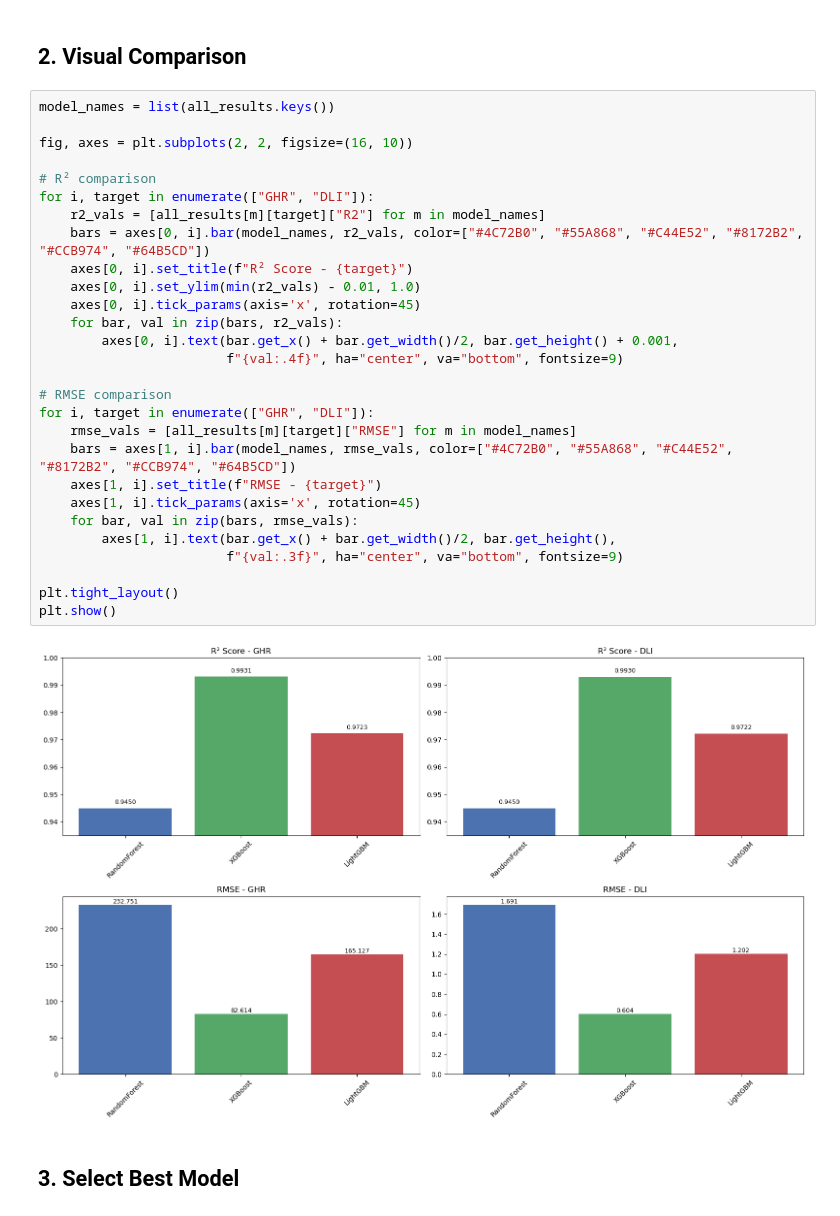
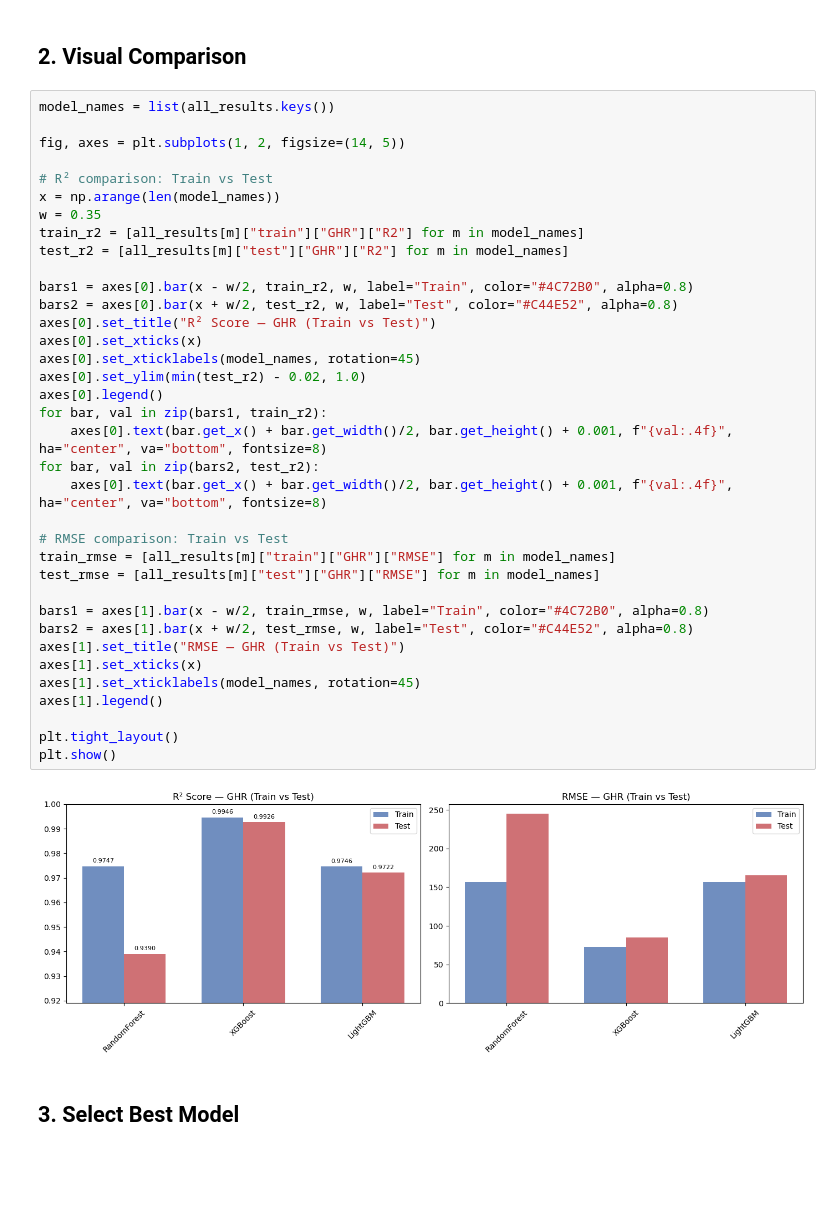
Before and after one commit to OmerFarukMerey/eCAADe2026-A-Serious-Game-Framework-for-Daylight-Driven-Indoor-Farming-Paper-Code, a Jupyter notebook: notebooks/train/03_comparison_and_export.ipynb, the cells around one changed output. Saved outputs shown, nothing was run; the diff lists cells and outputs as text; blank space fills up the shorter version.

```diff
--- a/notebooks/train/03_comparison_and_export.ipynb
+++ b/notebooks/train/03_comparison_and_export.ipynb
@@ -54,33 +63,41 @@ RandomForest    DLI   1.6908   0.8148 0.944959    18.62       1.4          16.41
 # %%
 model_names = list(all_results.keys())
 
-fig, axes = plt.subplots(2, 2, figsize=(16, 10))
+fig, axes = plt.subplots(1, 2, figsize=(14, 5))
 
-# R² comparison
-for i, target in enumerate(["GHR", "DLI"]):
-    r2_vals = [all_results[m][target]["R2"] for m in model_names]
-    bars = axes[0, i].bar(model_names, r2_vals, color=["#4C72B0", "#55A868", "#C44E52", "#8172B2", "#CCB974", "#64B5CD"])
-    axes[0, i].set_title(f"R² Score - {target}")
-    axes[0, i].set_ylim(min(r2_vals) - 0.01, 1.0)
-    axes[0, i].tick_params(axis='x', rotation=45)
-    for bar, val in zip(bars, r2_vals):
-        axes[0, i].text(bar.get_x() + bar.get_width()/2, bar.get_height() + 0.001,
-                        f"{val:.4f}", ha="center", va="bottom", fontsize=9)
+# R² comparison: Train vs Test
+x = np.arange(len(model_names))
+w = 0.35
+train_r2 = [all_results[m]["train"]["GHR"]["R2"] for m in model_names]
+test_r2 = [all_results[m]["test"]["GHR"]["R2"] for m in model_names]
 
-# RMSE comparison
-for i, target in enumerate(["GHR", "DLI"]):
-    rmse_vals = [all_results[m][target]["RMSE"] for m in model_names]
-    bars = axes[1, i].bar(model_names, rmse_vals, color=["#4C72B0", "#55A868", "#C44E52", "#8172B2", "#CCB974", "#64B5CD"])
-    axes[1, i].set_title(f"RMSE - {target}")
-    axes[1, i].tick_params(axis='x', rotation=45)
-    for bar, val in zip(bars, rmse_vals):
-        axes[1, i].text(bar.get_x() + bar.get_width()/2, bar.get_height(),
-                        f"{val:.3f}", ha="center", va="bottom", fontsize=9)
+bars1 = axes[0].bar(x - w/2, train_r2, w, label="Train", color="#4C72B0", alpha=0.8)
+bars2 = axes[0].bar(x + w/2, test_r2, w, label="Test", color="#C44E52", alpha=0.8)
+axes[0].set_title("R² Score — GHR (Train vs Test)")
+axes[0].set_xticks(x)
+axes[0].set_xticklabels(model_names, rotation=45)
+axes[0].set_ylim(min(test_r2) - 0.02, 1.0)
+axes[0].legend()
+for bar, val in zip(bars1, train_r2):
+    axes[0].text(bar.get_x() + bar.get_width()/2, bar.get_height() + 0.001, f"{val:.4f}", ha="center", va="bottom", fontsize=8)
+for bar, val in zip(bars2, test_r2):
+    axes[0].text(bar.get_x() + bar.get_width()/2, bar.get_height() + 0.001, f"{val:.4f}", ha="center", va="bottom", fontsize=8)
+
+# RMSE comparison: Train vs Test
+train_rmse = [all_results[m]["train"]["GHR"]["RMSE"] for m in model_names]
+test_rmse = [all_results[m]["test"]["GHR"]["RMSE"] for m in model_names]
+
+bars1 = axes[1].bar(x - w/2, train_rmse, w, label="Train", color="#4C72B0", alpha=0.8)
+bars2 = axes[1].bar(x + w/2, test_rmse, w, label="Test", color="#C44E52", alpha=0.8)
+axes[1].set_title("RMSE — GHR (Train vs Test)")
+axes[1].set_xticks(x)
+axes[1].set_xticklabels(model_names, rotation=45)
+axes[1].legend()
 
 plt.tight_layout()
 plt.show()
 # %% [output]
-[figure, old version]
+[figure, new version]
 # %% [markdown]
 ## 3. Select Best Model
 # %%
```
Also changed, not shown: parts of 8 cells of this notebook, 6 other files.
